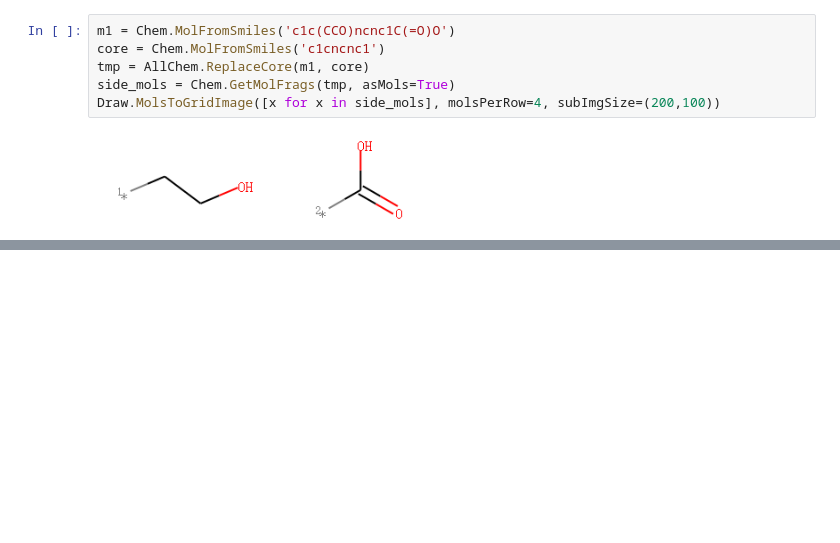
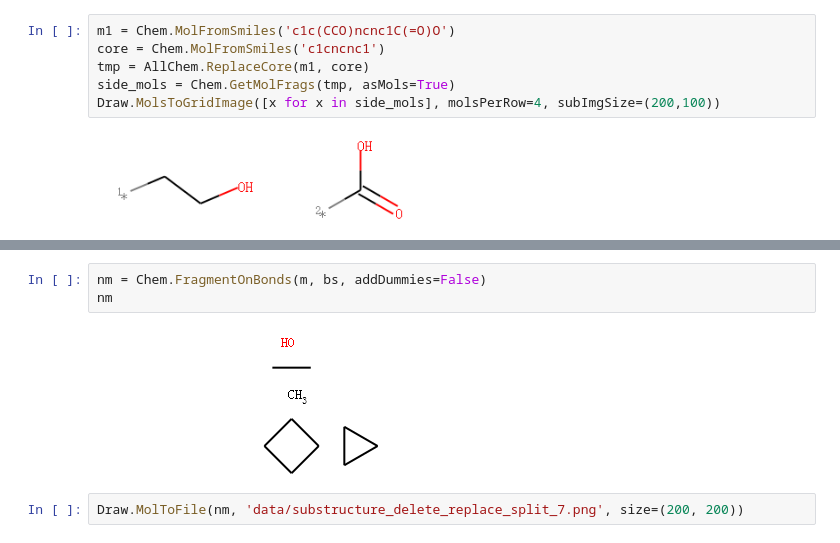
Before and after one commit to dreadlesss/rdkit_summary, a Jupyter notebook: substructure_delete_replace_split.ipynb, the cells around one changed output, grey strips where cells are left out. Saved outputs shown, nothing was run; the diff lists cells and outputs as text; blank space fills up the shorter version.

```diff
--- a/substructure_delete_replace_split.ipynb
+++ b/substructure_delete_replace_split.ipynb
@@ -139,0 +175,7 @@ Draw.MolsToGridImage([x for x in side_mols], molsPerRow=4, subImgSize=(200,100))
+# %%
+nm = Chem.FragmentOnBonds(m, bs, addDummies=False)
+nm
+# %% [output]
+[figure, added]
+# %%
+Draw.MolToFile(nm, 'data/substructure_delete_replace_split_7.png', size=(200, 200))
```
Also changed, not shown: parts of 9 cells of this notebook.
